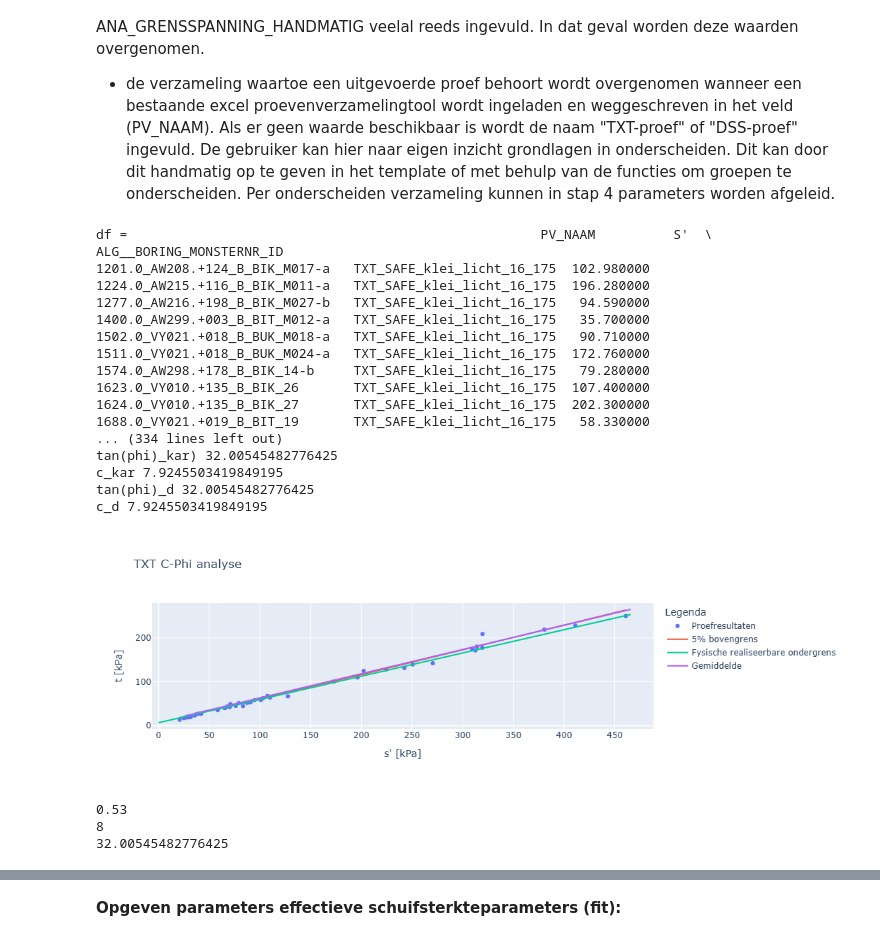
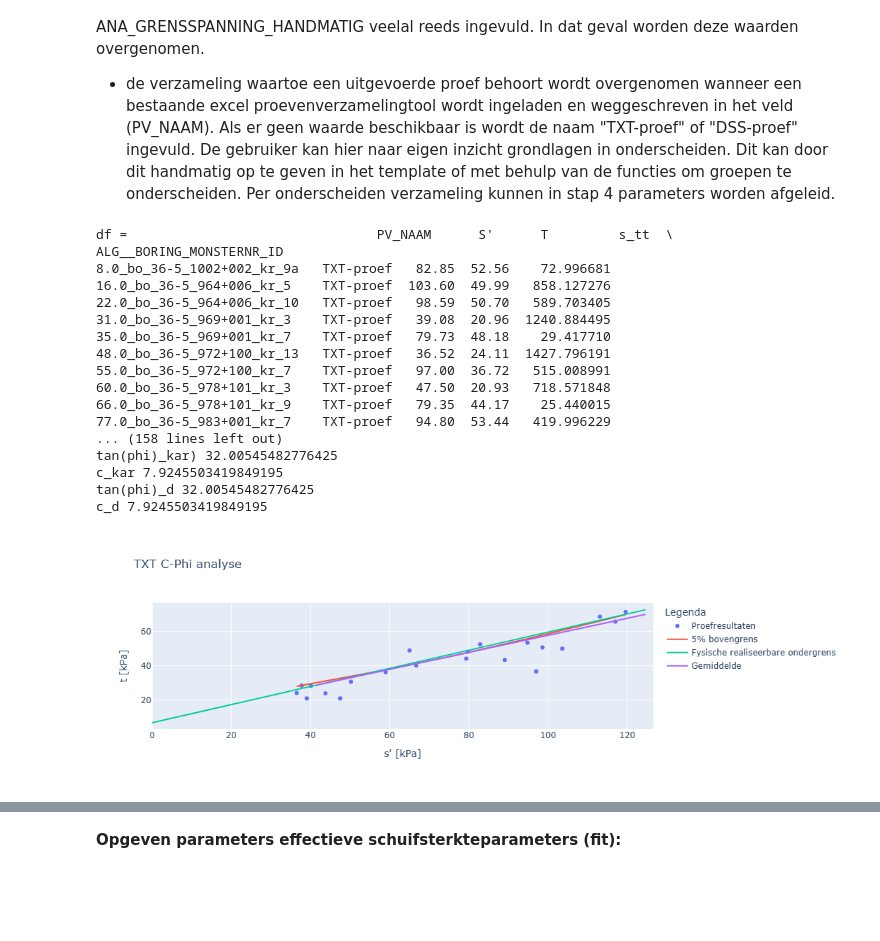
Before and after one commit to kkpdata/PV-tool, a Jupyter notebook: PV-tool v0.1.ipynb, the cells around one changed output, grey strips where cells are left out. Cells and saved outputs as stored; diff of their text form; code cells hidden in the pictures; blank space fills up the shorter version.

```diff
--- a/PV-tool v0.1.ipynb
+++ b/PV-tool v0.1.ipynb
@@ -208,7 +223,7 @@ NB. Bij gebruik van de bestaande Excel versie van de proevenverzamelingtool zijn
 
 #deze kolommen vormen samen met de data het template voor de PV tool. hier een dataframe van maken voor export en om verder te gaan in stap 4.
 # %%
-# test c phi analyse
+# test c phi analyse direct starten zonder widgets ed
 
 from pv_tool.analysis.c_phi_analysis import CPhiAnalyse
 from pv_tool.analysis.variables import *
@@ -217,64 +232,50 @@ dbase_df = dbase.dbase_df
 #print(dbase_df.index)
 
 
-analyse = CPhiAnalyse(dbase=dbase, investigation_groups=['TXT_SAFE_klei_licht_16_175'], effective_stress='15% rek',
+
+#analyse = CPhiAnalyse(dbase=dbase, investigation_groups=['TXT_SAFE_klei_licht_16_175'], effective_stress='15% rek',
+#                      analysis_type='TXT_CPhi')
+
+analyse = CPhiAnalyse(dbase=dbase, investigation_groups=['TXT-proef'], effective_stress='15% rek',
                       analysis_type='TXT_CPhi')
 
 
 analyse.apply_parameters(cohesie_gem = 8)
 analyse.apply_parameters(phi_kar = 0.53)
 analyse.apply_parameters(cohesie_kar = 6.72)
 
 analyse.apply_settings(material_factor_cohesion = 1)
 analyse.apply_settings(material_factor_tan_phi = 1)
 
 #analyse.apply_settings(alpha = Alpha.LOCAL)
 
 analyse.factsheet()
 analyse.show_figure()
 
 
 # Bestandspad samenstellen: gekozen map + bestandsnaam
-bestand_naam = f"{selected_directory}/c_phi_data.xlsx"
+bestand_naam = f"{selected_directory}/c_phi_data_geforceerd.xlsx"
 # Dataframe tussenstappen
 df = analyse.cphi_analyses_data_df
 
 # Exporteer DataFrame naar Excel
-#df.to_excel(bestand_naam, index=False)
+df.to_excel(bestand_naam, index=False)
 # %% [output]
-df =                                                     PV_NAAM          S'  \
+df =                                PV_NAAM      S'      T         s_tt  \
 ALG__BORING_MONSTERNR_ID
-1201.0_AW208.+124_B_BIK_M017-a   TXT_SAFE_klei_licht_16_175  102.980000
-1224.0_AW215.+116_B_BIK_M011-a   TXT_SAFE_klei_licht_16_175  196.280000
-1277.0_AW216.+198_B_BIK_M027-b   TXT_SAFE_klei_licht_16_175   94.590000
-1400.0_AW299.+003_B_BIT_M012-a   TXT_SAFE_klei_licht_16_175   35.700000
-1502.0_VY021.+018_B_BUK_M018-a   TXT_SAFE_klei_licht_16_175   90.710000
-1511.0_VY021.+018_B_BUK_M024-a   TXT_SAFE_klei_licht_16_175  172.760000
-1574.0_AW298.+178_B_BIK_14-b     TXT_SAFE_klei_licht_16_175   79.280000
-1623.0_VY010.+135_B_BIK_26       TXT_SAFE_klei_licht_16_175  107.400000
-1624.0_VY010.+135_B_BIK_27       TXT_SAFE_klei_licht_16_175  202.300000
-1688.0_VY021.+019_B_BIT_19       TXT_SAFE_klei_licht_16_175   58.330000
-... (334 lines left out)
+8.0_bo_36-5_1002+002_kr_9a   TXT-proef   82.85  52.56    72.996681
+16.0_bo_36-5_964+006_kr_5    TXT-proef  103.60  49.99   858.127276
+22.0_bo_36-5_964+006_kr_10   TXT-proef   98.59  50.70   589.703405
+31.0_bo_36-5_969+001_kr_3    TXT-proef   39.08  20.96  1240.884495
+35.0_bo_36-5_969+001_kr_7    TXT-proef   79.73  48.18    29.417710
+48.0_bo_36-5_972+100_kr_13   TXT-proef   36.52  24.11  1427.796191
+55.0_bo_36-5_972+100_kr_7    TXT-proef   97.00  36.72   515.008991
+60.0_bo_36-5_978+101_kr_3    TXT-proef   47.50  20.93   718.571848
+66.0_bo_36-5_978+101_kr_9    TXT-proef   79.35  44.17    25.440015
+77.0_bo_36-5_983+001_kr_7    TXT-proef   94.80  53.44   419.996229
+... (158 lines left out)
 tan(phi)_kar) 32.00545482776425
 c_kar 7.9245503419849195
 tan(phi)_d 32.00545482776425
 c_d 7.9245503419849195
-[figure, old version]
+[figure, new version]
-# %%
-
-
-print(analyse.phi_kar_handmatig)
-#print(analyse.helling_gecor)
-
-print(analyse.cohesie_gem_handmatig)
-
-print(analyse.tan_phi_kar)
-
-tan(phi)_gem =  33.502150297819306
-c_gem =  9.593877869367985
-#tan(phi)_gem en c_gem gaan beide nog mis bij een handmatig opgegeven waarde van cohesie gemiddeld (a1).
-#dat komt omdat phi gemiddeld (a2) nu niet opnieuw wordt berekend op basis van de handmatig opgegeven gemiddelde cohesie gemiddeld (a1).
-# %% [output]
-0.53
-8
-32.00545482776425
```
Also changed, not shown: parts of 10 cells of this notebook, 9 other files.
